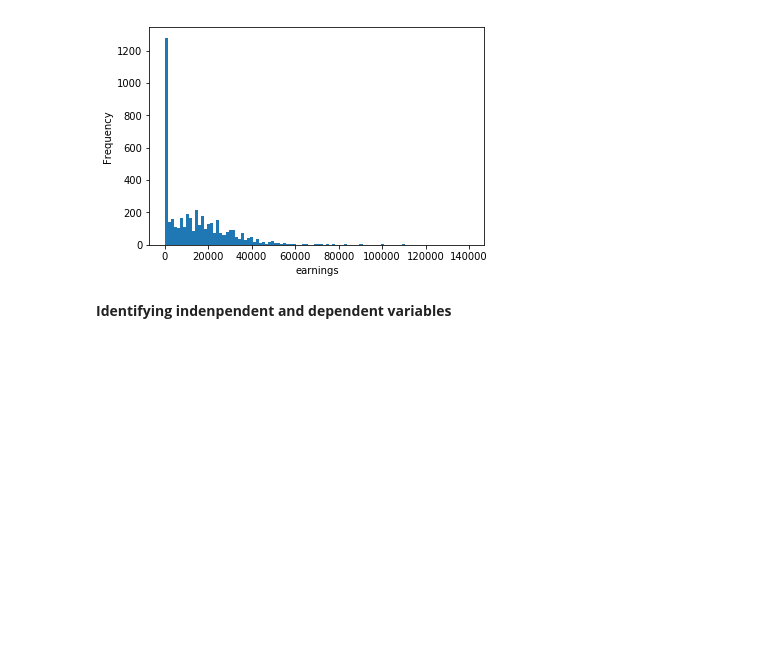
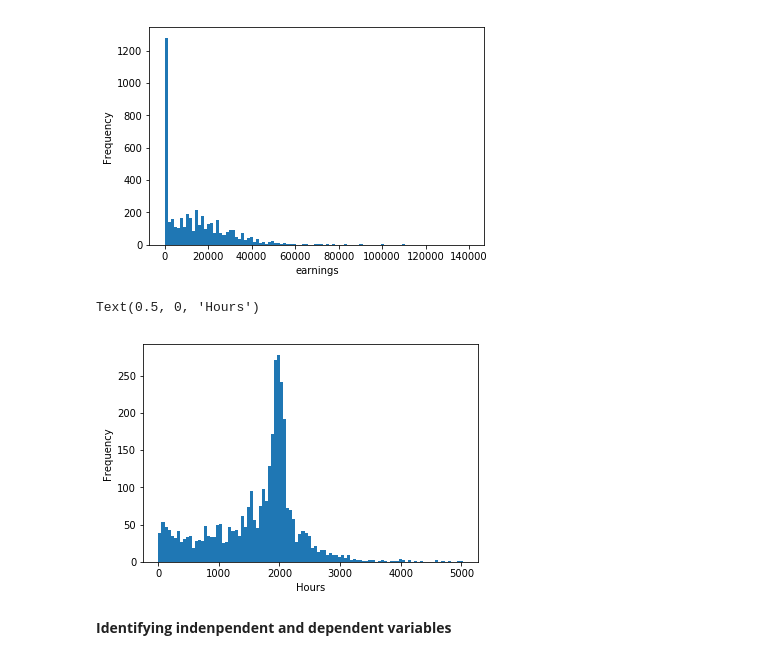
Before and after one commit to PraAnj/hypothesis-testing, a Jupyter notebook: ds project.ipynb, the cells around one changed output. Cells and saved outputs as stored; diff of their text form; code cells hidden in the pictures; blank space fills up the shorter version.

```diff
--- a/ds project.ipynb
+++ b/ds project.ipynb
@@ -114,6 +146,14 @@ plt.xlabel('earnings')
 # %% [output]
 Text(0.5, 0, 'earnings')
 [figure]
+# %%
+## Removed people who does not work (Hours == 0)
+my_data = my_data.drop(my_data[my_data.hours == 0].index)
+my_data['hours'].plot(kind='hist', bins=100)
+plt.xlabel('Hours')
+# %% [output]
+Text(0.5, 0, 'Hours')
+[figure, added]
 # %% [markdown]
 **Identifying indenpendent and dependent variables**
 # %%
```
Also changed, not shown: parts of 19 cells of this notebook.
